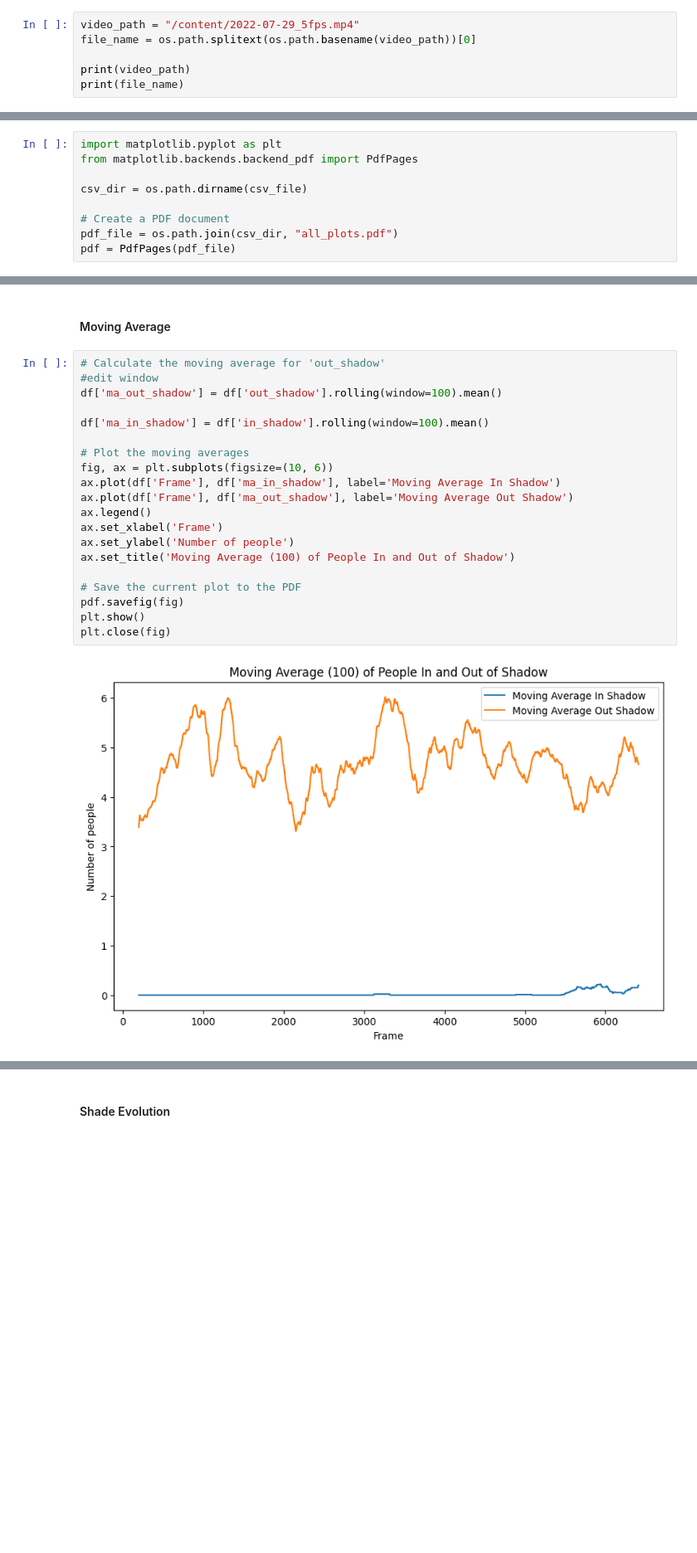
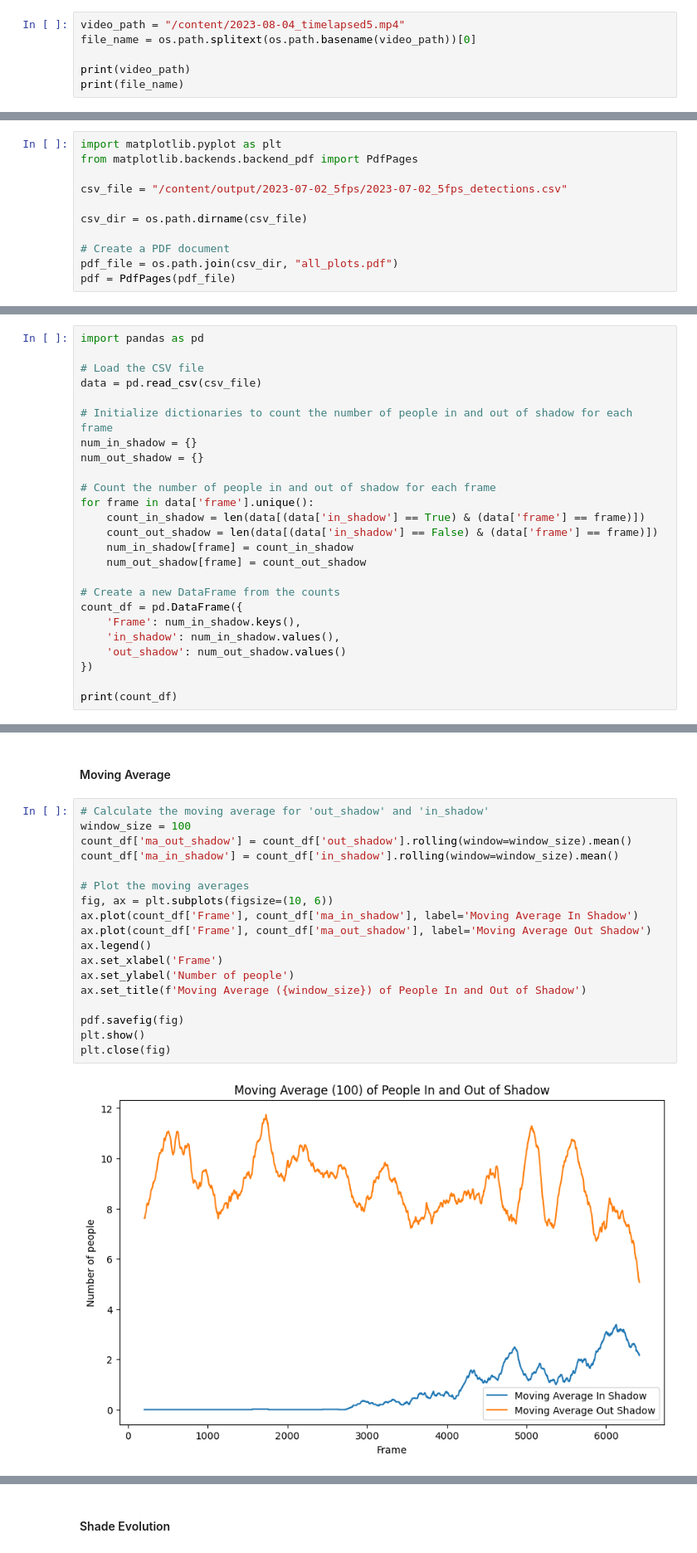
Before and after one commit to wendycao411/Pedestrian_Tracking, a Jupyter notebook: Pedestrian_Tracking.ipynb, the cells around one changed output, grey strips where cells are left out. Shown at 83% size. Drawn from its saved outputs; the diff is of its cells as text; blank space fills up the shorter version.

Commit message:
fixed error with graphs

```diff
--- a/Pedestrian_Tracking.ipynb
+++ b/Pedestrian_Tracking.ipynb
@@ -180,5 +163,5 @@ Conversion failed!
 # %%
-video_path = "/content/2022-07-29_5fps.mp4"
+video_path = "/content/2023-08-04_timelapsed5.mp4"
 file_name = os.path.splitext(os.path.basename(video_path))[0]
 
 print(video_path)
@@ -467,6 +446,8 @@ Processing complete. Results saved in output/Kabukicho_240825_5fps/Kabukicho_240
 # %%
 import matplotlib.pyplot as plt
 from matplotlib.backends.backend_pdf import PdfPages
+
+csv_file = "/content/output/2023-07-02_5fps/2023-07-02_5fps_detections.csv"
 
 csv_dir = os.path.dirname(csv_file)
 
@@ -533,0 +459,25 @@ plt.close(fig)
+# %%
+import pandas as pd
+
+# Load the CSV file
+data = pd.read_csv(csv_file)
+
+# Initialize dictionaries to count the number of people in and out of shadow for each frame
+num_in_shadow = {}
+num_out_shadow = {}
+
+# Count the number of people in and out of shadow for each frame
+for frame in data['frame'].unique():
+    count_in_shadow = len(data[(data['in_shadow'] == True) & (data['frame'] == frame)])
+    count_out_shadow = len(data[(data['in_shadow'] == False) & (data['frame'] == frame)])
+    num_in_shadow[frame] = count_in_shadow
+    num_out_shadow[frame] = count_out_shadow
+
+# Create a new DataFrame from the counts
+count_df = pd.DataFrame({
+    'Frame': num_in_shadow.keys(),
+    'in_shadow': num_in_shadow.values(),
+    'out_shadow': num_out_shadow.values()
+})
+
+print(count_df)
@@ -534,24 +515,22 @@ plt.close(fig)
 # %% [markdown]
 #### Moving Average
 # %%
-# Calculate the moving average for 'out_shadow'
-#edit window
-df['ma_out_shadow'] = df['out_shadow'].rolling(window=100).mean()
-
-df['ma_in_shadow'] = df['in_shadow'].rolling(window=100).mean()
+# Calculate the moving average for 'out_shadow' and 'in_shadow'
+window_size = 100
+count_df['ma_out_shadow'] = count_df['out_shadow'].rolling(window=window_size).mean()
+count_df['ma_in_shadow'] = count_df['in_shadow'].rolling(window=window_size).mean()
 
 # Plot the moving averages
 fig, ax = plt.subplots(figsize=(10, 6))
-ax.plot(df['Frame'], df['ma_in_shadow'], label='Moving Average In Shadow')
-ax.plot(df['Frame'], df['ma_out_shadow'], label='Moving Average Out Shadow')
+ax.plot(count_df['Frame'], count_df['ma_in_shadow'], label='Moving Average In Shadow')
+ax.plot(count_df['Frame'], count_df['ma_out_shadow'], label='Moving Average Out Shadow')
 ax.legend()
 ax.set_xlabel('Frame')
 ax.set_ylabel('Number of people')
-ax.set_title('Moving Average (100) of People In and Out of Shadow')
+ax.set_title(f'Moving Average ({window_size}) of People In and Out of Shadow')
 
-# Save the current plot to the PDF
 pdf.savefig(fig)
 plt.show()
 plt.close(fig)
 # %% [output]
-[figure, old version]
+[figure, new version]
```
Also changed, not shown: parts of 21 cells of this notebook.
